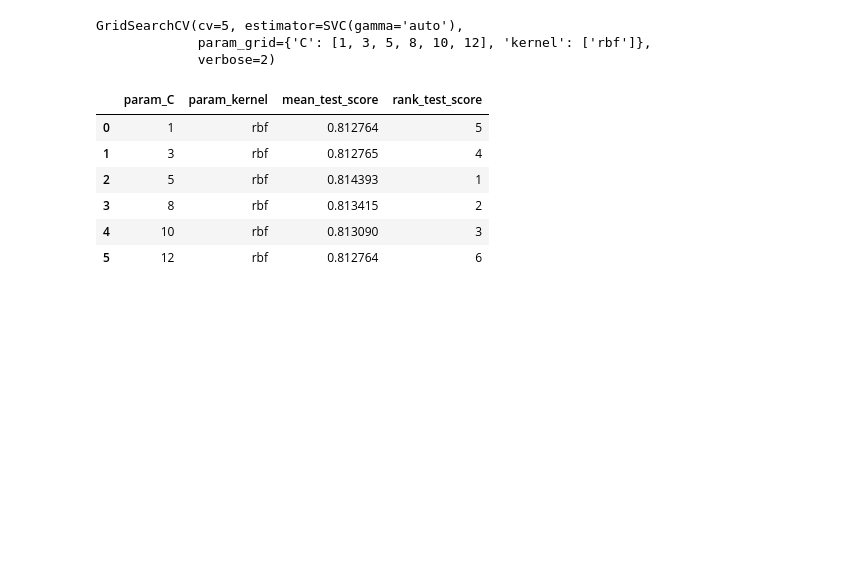
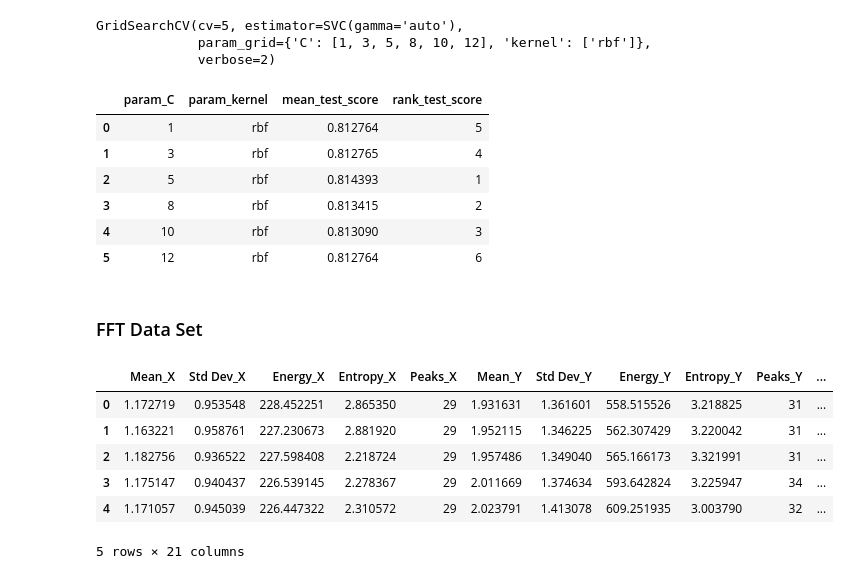
Before and after one commit to cepdnaclk/e19-co544-Hand-Tremor-Based-Biometric-Recognition, a Jupyter notebook: code/SVM.ipynb, the cells around one changed output. Cells and saved outputs as stored; diff of their text form; code cells hidden in the pictures; blank space fills up the shorter version.

Commit message:
use fft data set

```diff
--- a/code/SVM.ipynb
+++ b/code/SVM.ipynb
@@ -633,3 +633,16 @@ param_grid = {
 # Initialize the GridSearchCV object
 grid = GridSearchCV(SVC(gamma = 'auto', C = '5'), param_grid, refit=True, verbose=2, cv  = 5)
 grid.fit(x_train, y_train)
+# %% [markdown]
+### FFT Data Set
+# %%
+df = pd.read_csv('Dataset/fft_combined_metrics.csv')
+df.head()
+# %% [output]
+|  | Mean_X | Std Dev_X | Energy_X | Entropy_X | Peaks_X | Mean_Y | Std Dev_Y | Energy_Y | Entropy_Y | Peaks_Y | ... |
+| 0 | 1.172719 | 0.953548 | 228.452251 | 2.865350 | 29 | 1.931631 | 1.361601 | 558.515526 | 3.218825 | 31 | ... |
+| 1 | 1.163221 | 0.958761 | 227.230673 | 2.881920 | 29 | 1.952115 | 1.346225 | 562.307429 | 3.220042 | 31 | ... |
+| 2 | 1.182756 | 0.936522 | 227.598408 | 2.218724 | 29 | 1.957486 | 1.349040 | 565.166173 | 3.321991 | 31 | ... |
+| 3 | 1.175147 | 0.940437 | 226.539145 | 2.278367 | 29 | 2.011669 | 1.374634 | 593.642824 | 3.225947 | 34 | ... |
+| 4 | 1.171057 | 0.945039 | 226.447322 | 2.310572 | 29 | 2.023791 | 1.413078 | 609.251935 | 3.003790 | 32 | ... |
+5 rows × 21 columns
```
Also changed, not shown: parts of 10 cells of this notebook.
